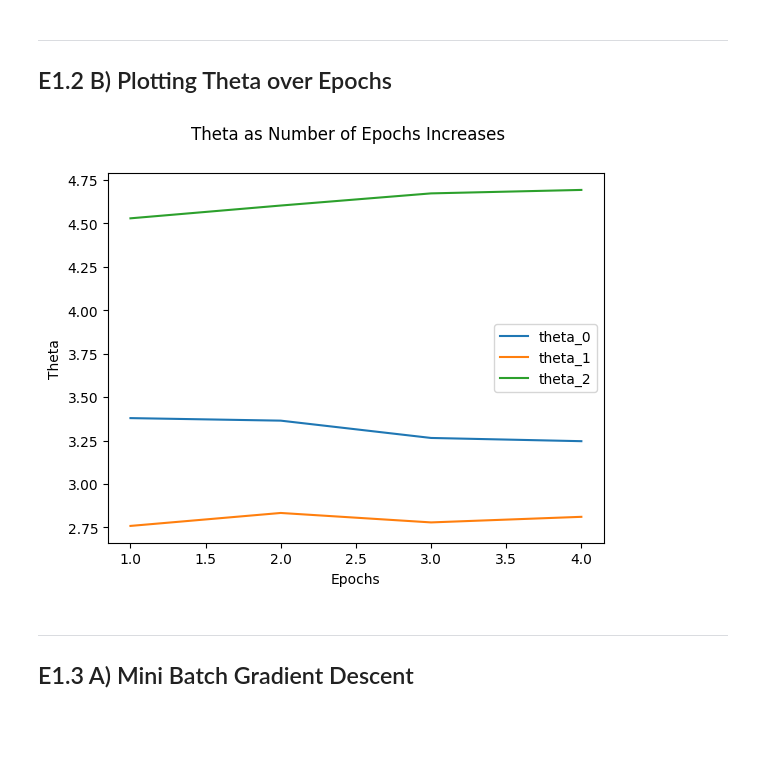
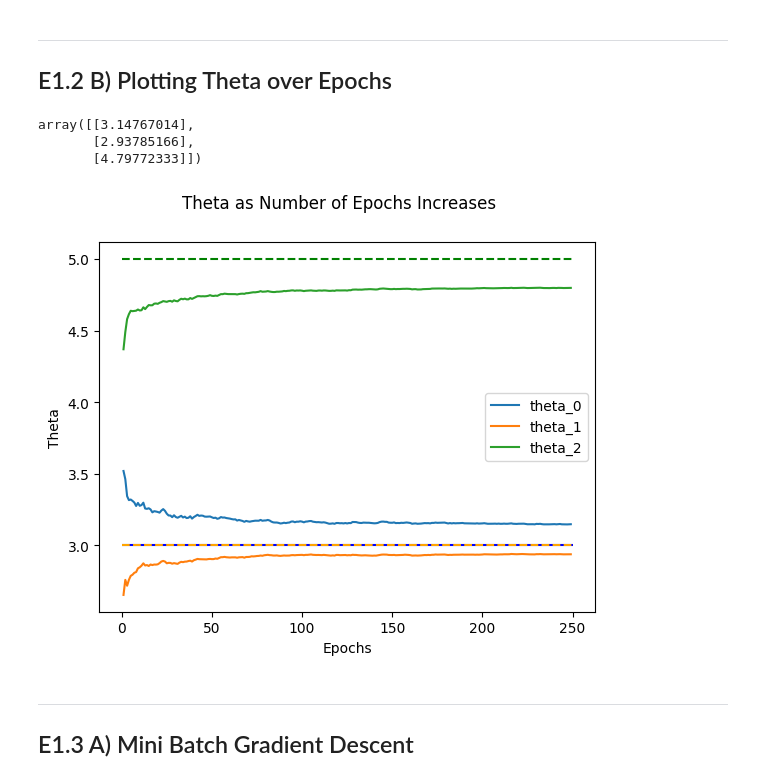
Before and after one commit to Andreas-Svensson/machine_learning, a Jupyter notebook: exercises/E1.ipynb, the cells around one changed output. Saved outputs shown, nothing was run; the diff lists cells and outputs as text; code cells hidden in the pictures; blank space fills up the shorter version.

```diff
--- a/exercises/E1.ipynb
+++ b/exercises/E1.ipynb
@@ -172,29 +180,37 @@ array([[3.23338083],
 ## E1.2 B) Plotting Theta over Epochs
 # %%
 t0 = 5
-t1 = 50
-epochs = 5
+t1 = 100
+epochs = 250
 step = 1
 
 theta_0 = []
 theta_1 = []
 theta_2 = []
 
 for i in range(1, epochs, step):
     theta = stochastic_gradient_descent(X, y, epochs = i, t0 = t0, t1 = t1)
     theta_0.append(float(theta[0]))
     theta_1.append(float(theta[1]))
     theta_2.append(float(theta[2]))
 
+plt.hlines(3, 0, epochs, color = "blue")
+plt.hlines(3, 0, epochs, linestyles = "--", color = "orange")
+plt.hlines(5, 0, epochs, linestyles = "--", color = "green")
 sns.lineplot(x = range(1, epochs, step), y = theta_0, label = "theta_0")
 sns.lineplot(x = range(1, epochs, step), y = theta_1, label = "theta_1")
 sns.lineplot(x = range(1, epochs, step), y = theta_2, label = "theta_2")
 
 plt.xlabel("Epochs")
 plt.ylabel("Theta")
 plt.suptitle(f"Theta as Number of Epochs Increases");
+
+theta
 # %% [output]
+array([[3.14767014],
+       [2.93785166],
+       [4.79772333]])
-[figure, old version]
+[figure, new version]
 # %% [markdown]
 ---
 ## E1.3 A) Mini Batch Gradient Descent
```
Also changed, not shown: parts of 2 cells of this notebook.
